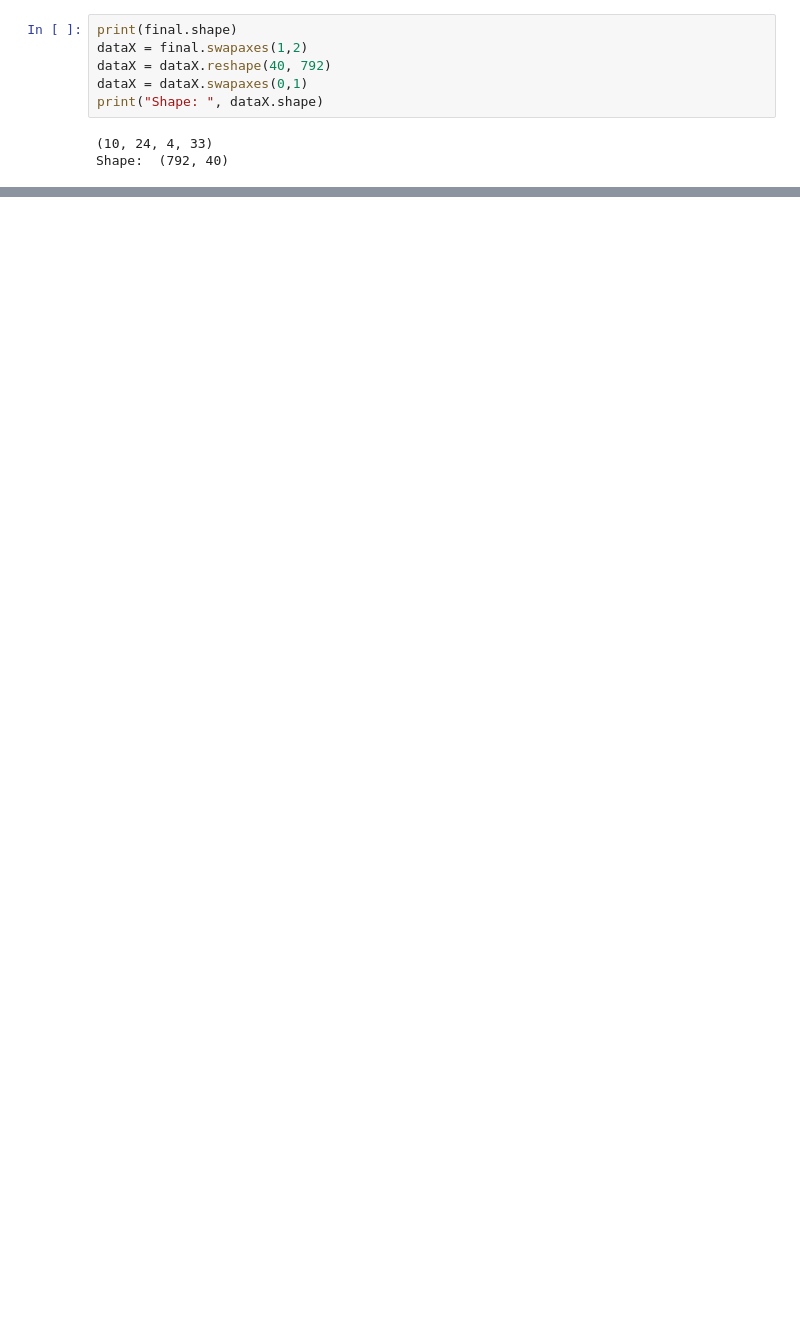
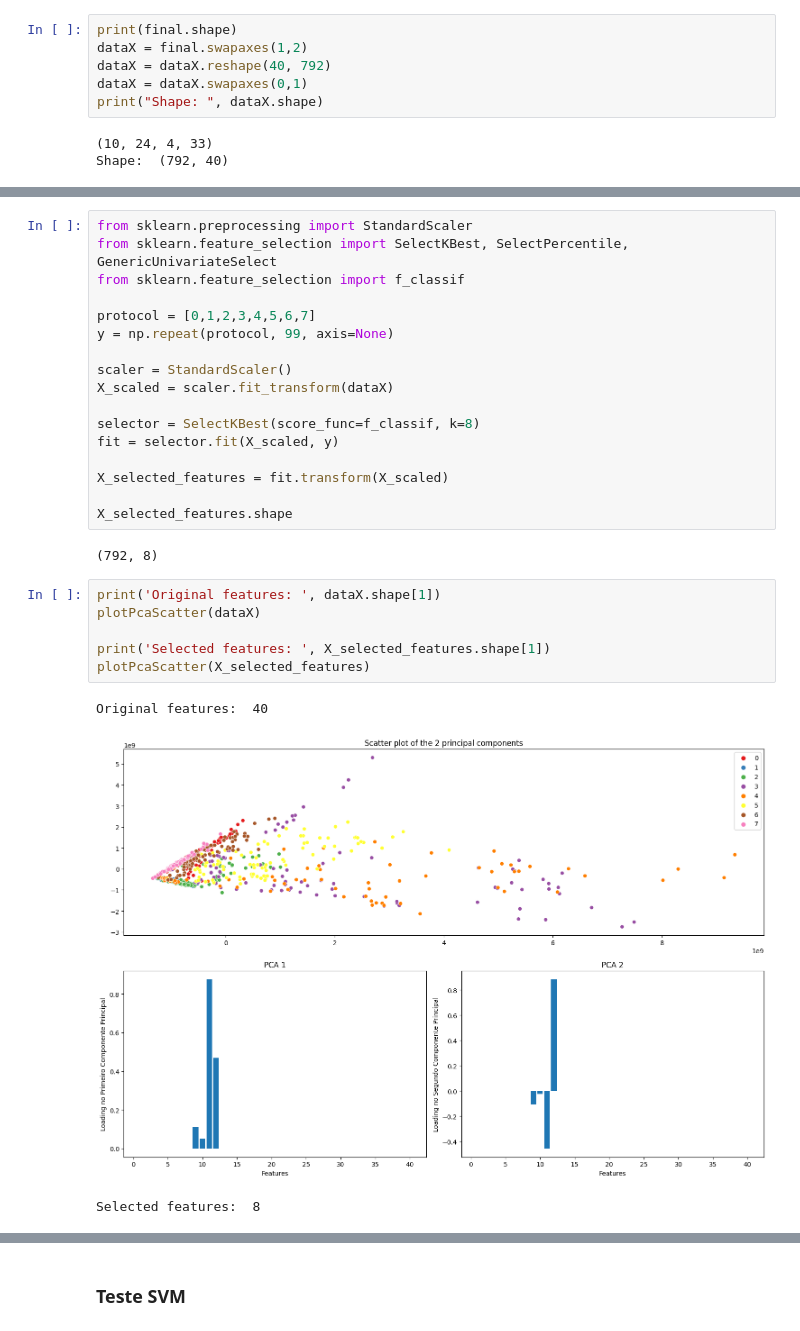
Before and after one commit to delriog/Processamento-de-dados-biol-gicos, a Jupyter notebook: sEMG/trabalho.ipynb, the cells around one changed output, grey strips where cells are left out. Saved outputs shown, nothing was run; the diff lists cells and outputs as text; blank space fills up the shorter version.

```diff
--- a/sEMG/trabalho.ipynb
+++ b/sEMG/trabalho.ipynb
@@ -243,0 +233,29 @@ Shape:  (792, 40)
+# %%
+from sklearn.preprocessing import StandardScaler
+from sklearn.feature_selection import SelectKBest, SelectPercentile, GenericUnivariateSelect
+from sklearn.feature_selection import f_classif
+
+protocol = [0,1,2,3,4,5,6,7]
+y = np.repeat(protocol, 99, axis=None)
+
+scaler = StandardScaler()
+X_scaled = scaler.fit_transform(dataX)
+
+selector = SelectKBest(score_func=f_classif, k=8)
+fit = selector.fit(X_scaled, y)
+
+X_selected_features = fit.transform(X_scaled)
+
+X_selected_features.shape
+# %% [output]
+(792, 8)
+# %%
+print('Original features: ', dataX.shape[1])
+plotPcaScatter(dataX)
+
+print('Selected features: ', X_selected_features.shape[1])
+plotPcaScatter(X_selected_features)
+# %% [output]
+Original features:  40
+[figure, added]
+Selected features:  8
@@ -244,3 +263,5 @@ Shape:  (792, 40)
+# %% [markdown]
+### Teste SVM
 # %%
 from sklearn.preprocessing import (StandardScaler, MinMaxScaler, MaxAbsScaler, RobustScaler)
 from sklearn.model_selection import train_test_split
```
Also changed, not shown: parts of 22 cells of this notebook, 1 other file.
